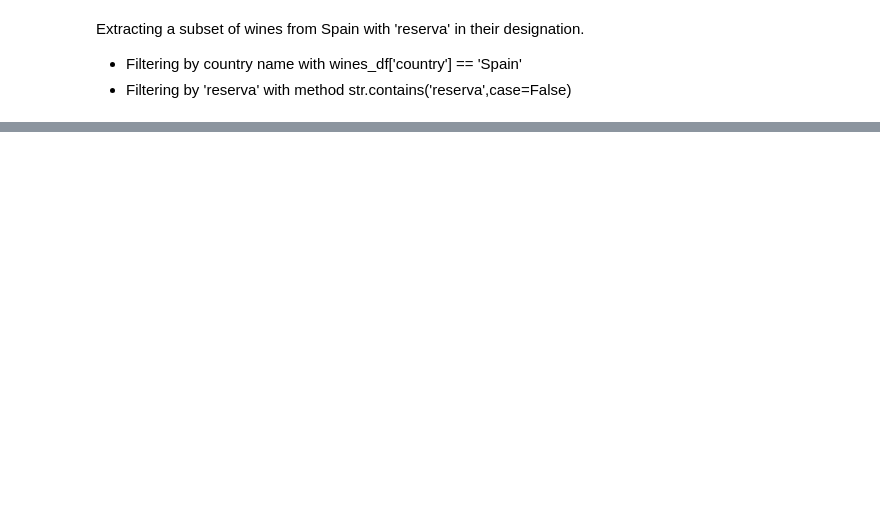
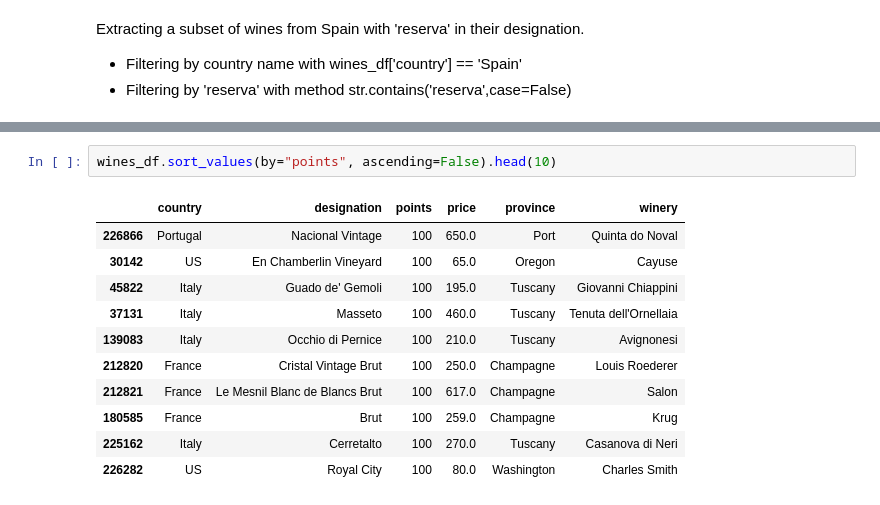
Before and after one commit to Diacon81/Wine, a Jupyter notebook: wines.ipynb, the cells around one changed output, grey strips where cells are left out. Drawn from its saved outputs; the diff is of its cells as text; blank space fills up the shorter version.

```diff
--- a/wines.ipynb
+++ b/wines.ipynb
@@ -154,0 +178,14 @@ spanish_wines_df
+# %%
+wines_df.sort_values(by="points", ascending=False).head(10)
+# %% [output]
+|  | country | designation | points | price | province | winery |
+| 226866 | Portugal | Nacional Vintage | 100 | 650.0 | Port | Quinta do Noval |
+| 30142 | US | En Chamberlin Vineyard | 100 | 65.0 | Oregon | Cayuse |
+| 45822 | Italy | Guado de' Gemoli | 100 | 195.0 | Tuscany | Giovanni Chiappini |
+| 37131 | Italy | Masseto | 100 | 460.0 | Tuscany | Tenuta dell'Ornellaia |
+| 139083 | Italy | Occhio di Pernice | 100 | 210.0 | Tuscany | Avignonesi |
+| 212820 | France | Cristal Vintage Brut | 100 | 250.0 | Champagne | Louis Roederer |
+| 212821 | France | Le Mesnil Blanc de Blancs Brut | 100 | 617.0 | Champagne | Salon |
+| 180585 | France | Brut | 100 | 259.0 | Champagne | Krug |
+| 225162 | Italy | Cerretalto | 100 | 270.0 | Tuscany | Casanova di Neri |
+| 226282 | US | Royal City | 100 | 80.0 | Washington | Charles Smith |
```
Also changed, not shown: parts of 12 cells of this notebook.
